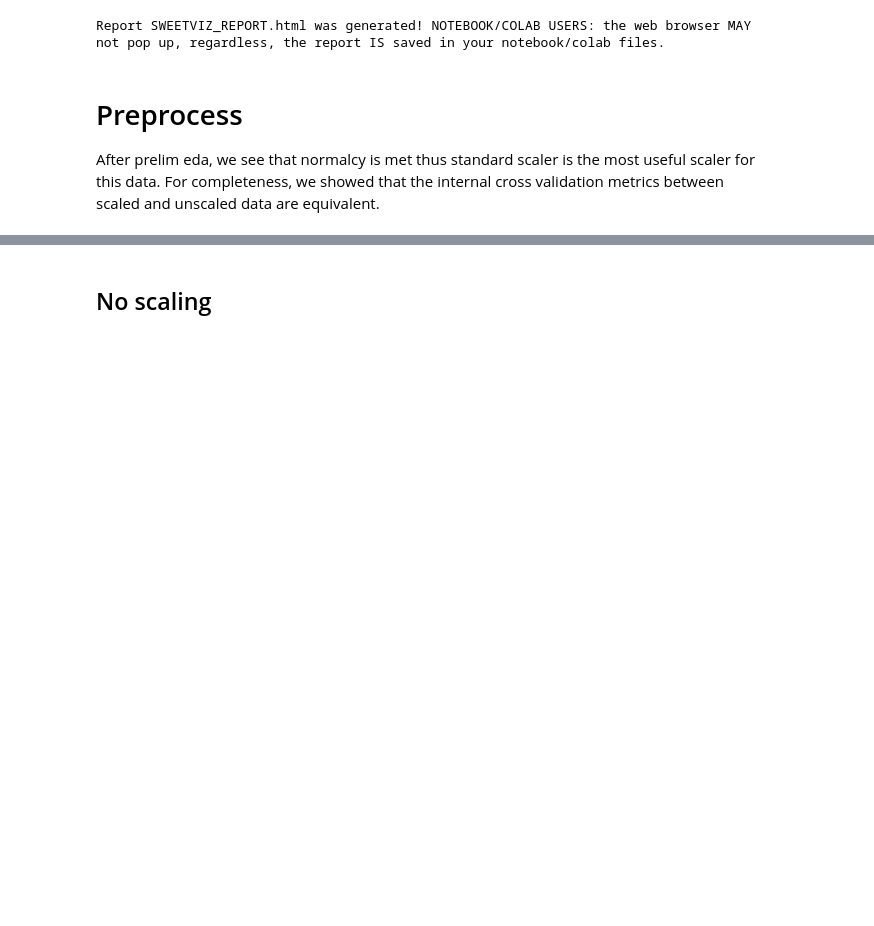
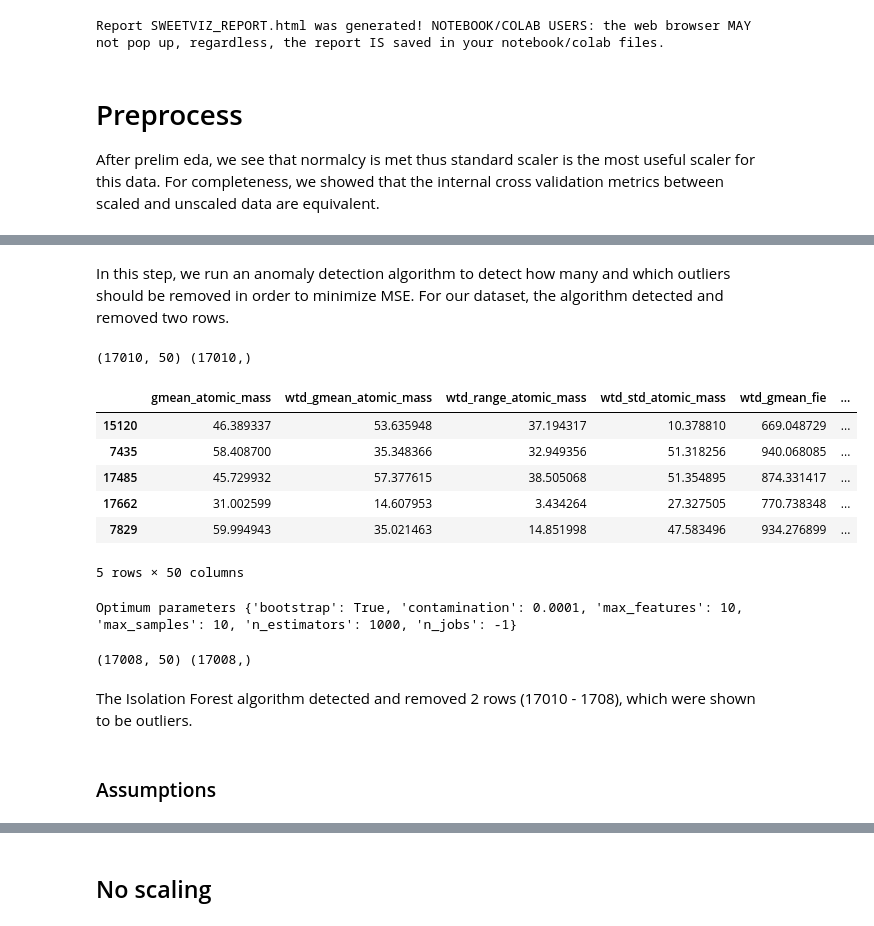
Before and after one commit to ryskgit/QTW_CaseStudy, a Jupyter notebook: Case Study 1/CS1_final.ipynb, the cells around one changed output, grey strips where cells are left out. Saved outputs shown, nothing was run; the diff lists cells and outputs as text; code cells hidden in the pictures; blank space fills up the shorter version.

```diff
--- a/Case Study 1/CS1_final.ipynb
+++ b/Case Study 1/CS1_final.ipynb
@@ -254,0 +264,2 @@ After prelim eda, we see that normalcy is met thus standard scaler is the most u
+# %% [markdown]
+In this step, we run an anomaly detection algorithm to detect how many and which outliers should be removed in order to minimize MSE. For our dataset, the algorithm detected and removed two rows.
@@ -257,0 +274,16 @@ y = df["critical_temp"]
+# %%
+X_train, X_test, y_train, y_test = train_test_split(X, y, test_size=0.2, random_state=1)
+# %%
+print(X_train.shape, y_train.shape)
+# %% [output]
+(17010, 50) (17010,)
+# %%
+X_train.head(5)
+# %% [output]
+|  | gmean_atomic_mass | wtd_gmean_atomic_mass | wtd_range_atomic_mass | wtd_std_atomic_mass | wtd_gmean_fie | ... |
+| 15120 | 46.389337 | 53.635948 | 37.194317 | 10.378810 | 669.048729 | ... |
+| 7435 | 58.408700 | 35.348366 | 32.949356 | 51.318256 | 940.068085 | ... |
+| 17485 | 45.729932 | 57.377615 | 38.505068 | 51.354895 | 874.331417 | ... |
+| 17662 | 31.002599 | 14.607953 | 3.434264 | 27.327505 | 770.738348 | ... |
+| 7829 | 59.994943 | 35.021463 | 14.851998 | 47.583496 | 934.276899 | ... |
+5 rows × 50 columns
@@ -257,0 +294,26 @@ y = df["critical_temp"]
+# %%
+# Don't run (takes an hour)
+# Tune Isolation Forest model
+model = IsolationForest(random_state=47)
+
+param_grid = {'n_estimators': [1000, 1500],
+              'max_samples': [10],
+              'contamination': ['auto', 0.0001, 0.0002],
+              'max_features': [10, 15],
+              'bootstrap': [True],
+              'n_jobs': [-1]}
+
+grid_search = model_selection.GridSearchCV(model,
+                                           param_grid,
+                                           scoring="neg_mean_squared_error",
+                                           refit=True,
+                                           cv=10,
+                                           return_train_score=True)
+grid_search.fit(X_train, y_train)
+
+best_model = grid_search.fit(X_train, y_train)
+print('Optimum parameters', best_model.best_params_)
+
+# Code adapted from https://practicaldatascience.co.uk/machine-learning/how-to-use-the-isolation-forest-model-for-outlier-detection
+# %% [output]
+Optimum parameters {'bootstrap': True, 'contamination': 0.0001, 'max_features': 10, 'max_samples': 10, 'n_estimators': 1000, 'n_jobs': -1}
@@ -257,0 +330,10 @@ y = df["critical_temp"]
+# %%
+# Remove the outliers
+X_train_iforest, y_train_iforest = X_train[(y_pred != -1), :], y_train[(y_pred != -1)]
+print(X_train_iforest.shape, y_train_iforest.shape)
+# %% [output]
+(17008, 50) (17008,)
+# %% [markdown]
+The Isolation Forest algorithm detected and removed 2 rows (17010 - 1708), which were shown to be outliers.
+# %% [markdown]
+### Assumptions
```
Also changed, not shown: parts of 22 cells of this notebook.
